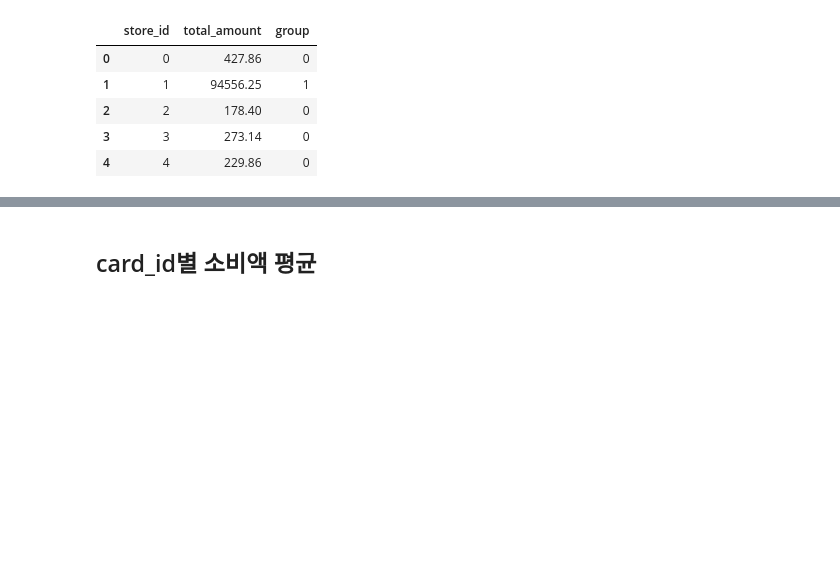
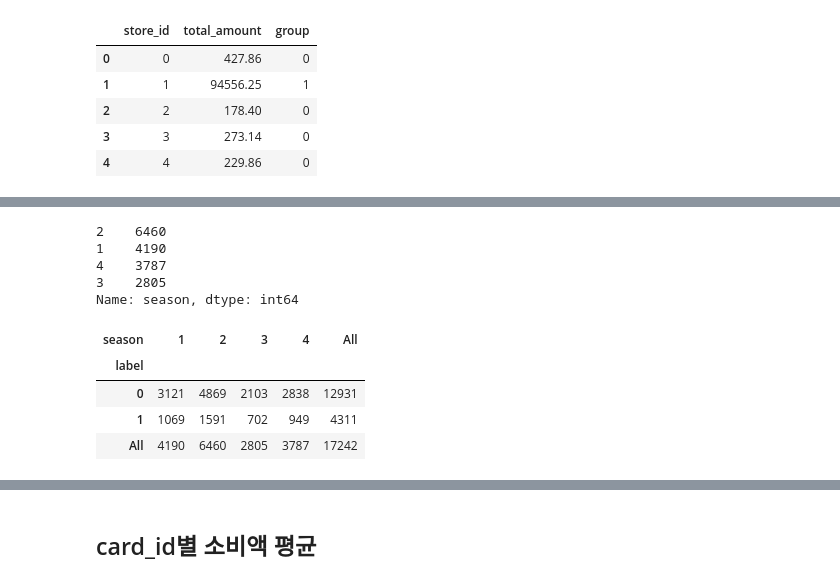
Before and after one commit to brandnewmin/brandnewm, a Jupyter notebook: dacon3.ipynb, the cells around one changed output, grey strips where cells are left out. Cells and saved outputs as stored; diff of their text form; code cells hidden in the pictures; blank space fills up the shorter version.

```diff
--- a/dacon3.ipynb
+++ b/dacon3.ipynb
@@ -265,0 +321,18 @@ train2.head()
+# %%
+monthly_storeid['season'].value_counts()
+# %% [output]
+2    6460
+1    4190
+4    3787
+3    2805
+Name: season, dtype: int64
+# %%
+#월별 평균매출액 (꾸준한 평균매출액을 보여주는 자료라고 할 수 있지 않나? total_amount 평균과 크게 다를 것 같진 않은데!)
+pd.crosstab(monthly_storeid['label'],monthly_storeid['season'],margins=True).style.background_gradient(cmap='summer')
+#지금 이 자료 되게 의미없네, season별 평균 매출액 높은 것들끼리 나눈 걸로 보는 것도 아니고 label대로 나누고 season은 이렇게 냅두면 이상하지 않나?
+# %% [output]
+| season | 1 | 2 | 3 | 4 | All |
+| label |  |  |  |  |  |
+| 0 | 3121 | 4869 | 2103 | 2838 | 12931 |
+| 1 | 1069 | 1591 | 702 | 949 | 4311 |
+| All | 4190 | 6460 | 2805 | 3787 | 17242 |
```
Also changed, not shown: parts of 22 cells of this notebook.
